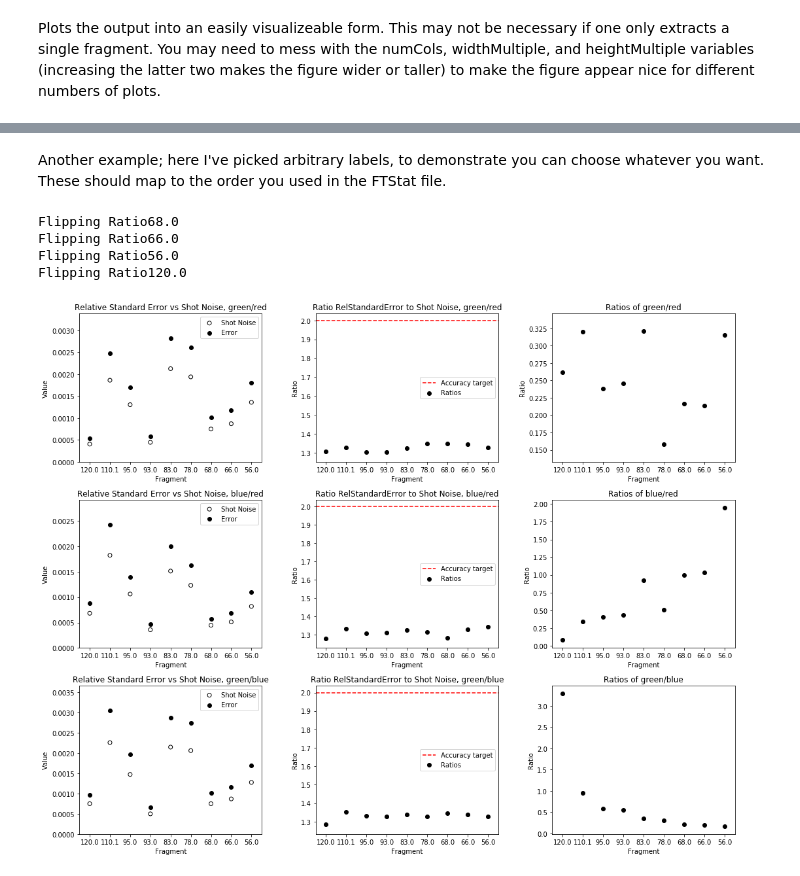
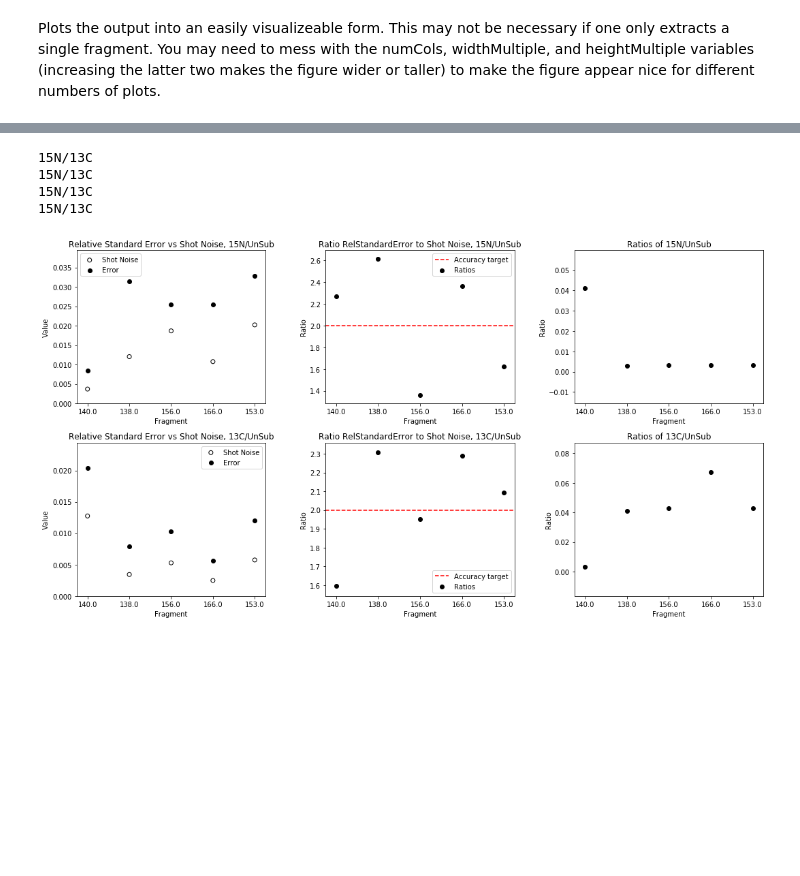
Before and after one commit to szeichner/Orbitrap-Data-Processing-Script, a Jupyter notebook: AnyRatioAnalysis_sz.ipynb, the cells around one changed output, grey strips where cells are left out. Saved outputs shown, nothing was run; the diff lists cells and outputs as text; code cells hidden in the pictures; blank space fills up the shorter version.

```diff
--- a/AnyRatioAnalysis_sz.ipynb
+++ b/AnyRatioAnalysis_sz.ipynb
@@ -164,17 +147,17 @@ Flipping Ratio120.0
-# %% [markdown]
-Another example; here I've picked arbitrary labels, to demonstrate you can choose whatever you want. These should map to the order you used in the FTStat file.
-# %%
-inputStandardFile = "20200304_09_TC_VWR 25 uL 5 uM MSMS measurement.xlsx"
-isotopeList = ['red','green','blue']
-omitRatios = []
-peaks = _importPeaksFromFTStatFile(inputStandardFile)
-pandas = _convertToPandasDataFrame(peaks)
-Merged = _combineSubstituted(pandas,cullOn='TIC*IT',cullAmount= 3,isotopeList = isotopeList)
-output = _calcOutput(Merged,isotopeList = isotopeList,omitRatios = [])
-_plotOutput(output,isotopeList = isotopeList,omitRatios = omitRatios,numCols = 3, widthMultiple = 5, heightMultiple = 4)
-# %% [output]
-Flipping Ratio68.0
-Flipping Ratio66.0
-Flipping Ratio56.0
-Flipping Ratio120.0
-[figure, removed]
+# %%
+inputStandardFile = "/Users/sarahzeichner/Documents/Caltech/2019-2020/Research/Orbitrap Data Processing Script/AA_std_2_04.xlsx"
+outputPath = "/Users/sarahzeichner/Documents/Caltech/2019-2020/Research/Orbitrap Data Processing Script/outputtest.csv"
+isotopeList = ['UnSub','15N','13C']
+gc_elution_on = True
+peakTimeFrames = [(5.65,5.85), (6.82,7.62), (9.74,10.04), (10.00,10.30), (13.74,14.04)]
+omitRatios = []
+peaks = _importPeaksFromFTStatFile(inputStandardFile)
+pandas = _convertToPandasDataFrame(peaks)
+Merged = _combineSubstituted(pandas, None, gc_elution_on, peakTimeFrames, 2, isotopeList, 0.10, outputPath)
+Output = _calcRawFileOutput(Merged, gc_elution_on, isotopeList, omitRatios)
+# %% [output]
+15N/13C
+15N/13C
+15N/13C
+15N/13C
+[figure, added]
```
Also changed, not shown: parts of 16 cells of this notebook, 1 other file.
